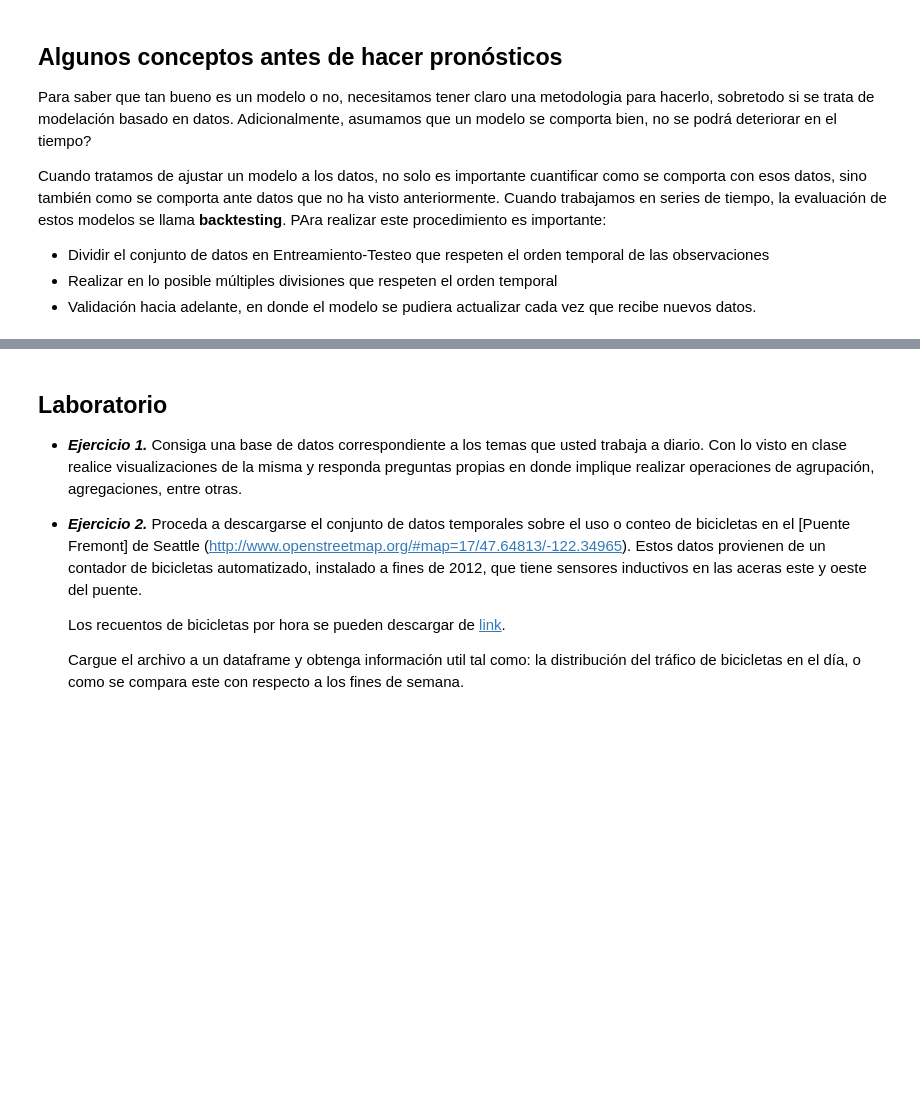
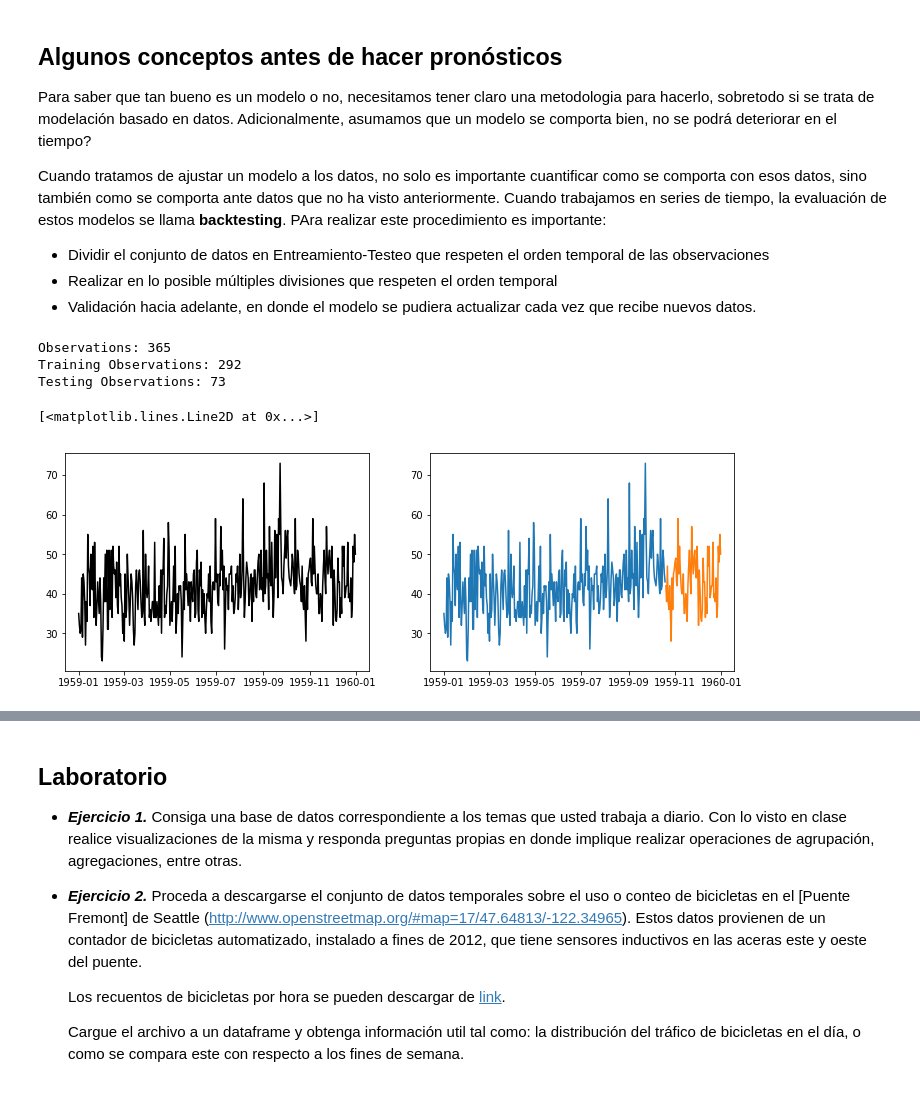
Before and after one commit to sruap1214/EC_Finance, a Jupyter notebook: Notebooks/06_SeriesdeTiempo.ipynb, the cells around one changed output, grey strips where cells are left out. Drawn from its saved outputs; the diff is of its cells as text; code cells hidden in the pictures; blank space fills up the shorter version.

```diff
--- a/Notebooks/06_SeriesdeTiempo.ipynb
+++ b/Notebooks/06_SeriesdeTiempo.ipynb
@@ -708,3 +709,34 @@ Cuando tratamos de ajustar un modelo a los datos, no solo es importante cuantifi
 - Dividir el conjunto de datos en Entreamiento-Testeo que respeten el orden temporal de las observaciones
 - Realizar en lo posible múltiples divisiones que respeten el orden temporal
 - Validación hacia adelante, en donde el modelo se pudiera actualizar cada vez que recibe nuevos datos.
+# %%
+import pandas as pd
+series1 = pd.read_csv('./data/daily-total-female-births.csv',
+                     header = 0,
+                     index_col = 0,
+                     parse_dates = True,
+                     squeeze = True)
+
+train_size = int(len(series1) * 0.80)
+train, test = series1[0:train_size], series1[train_size:len(series1)]
+print('Observations: %d' % (len(series1)))
+print('Training Observations: %d' % (len(train)))
+print('Testing Observations: %d' % (len(test)))
+# %% [output]
+Observations: 365
+Training Observations: 292
+Testing Observations: 73
+# %%
+import matplotlib.pyplot as plt
+
+f = plt.figure(figsize=(12, 4))
+
+ax1 = plt.subplot(121)
+plt.plot(series1,'k')
+
+ax2 = plt.subplot(122)
+plt.plot(train)
+plt.plot(test)
+# %% [output]
+[<matplotlib.lines.Line2D at 0x...>]
+[figure, added]
```
Also changed, not shown: parts of 23 cells of this notebook.
